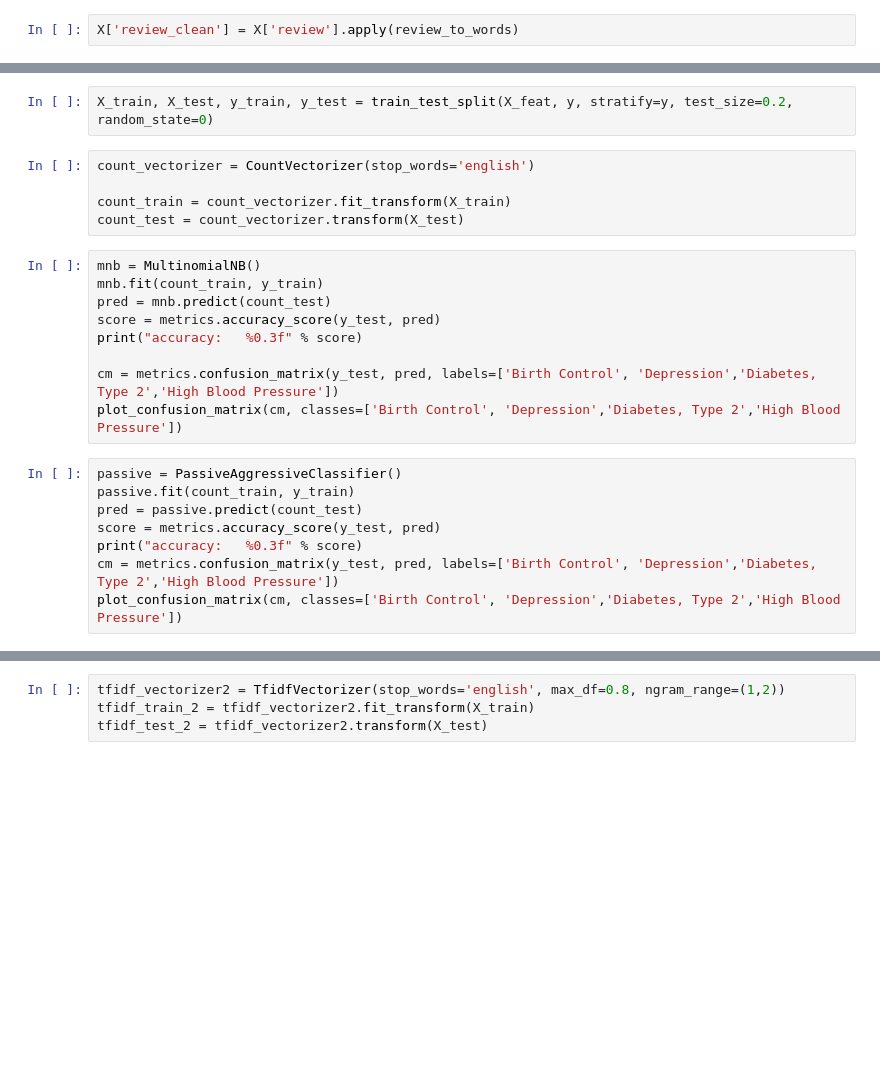
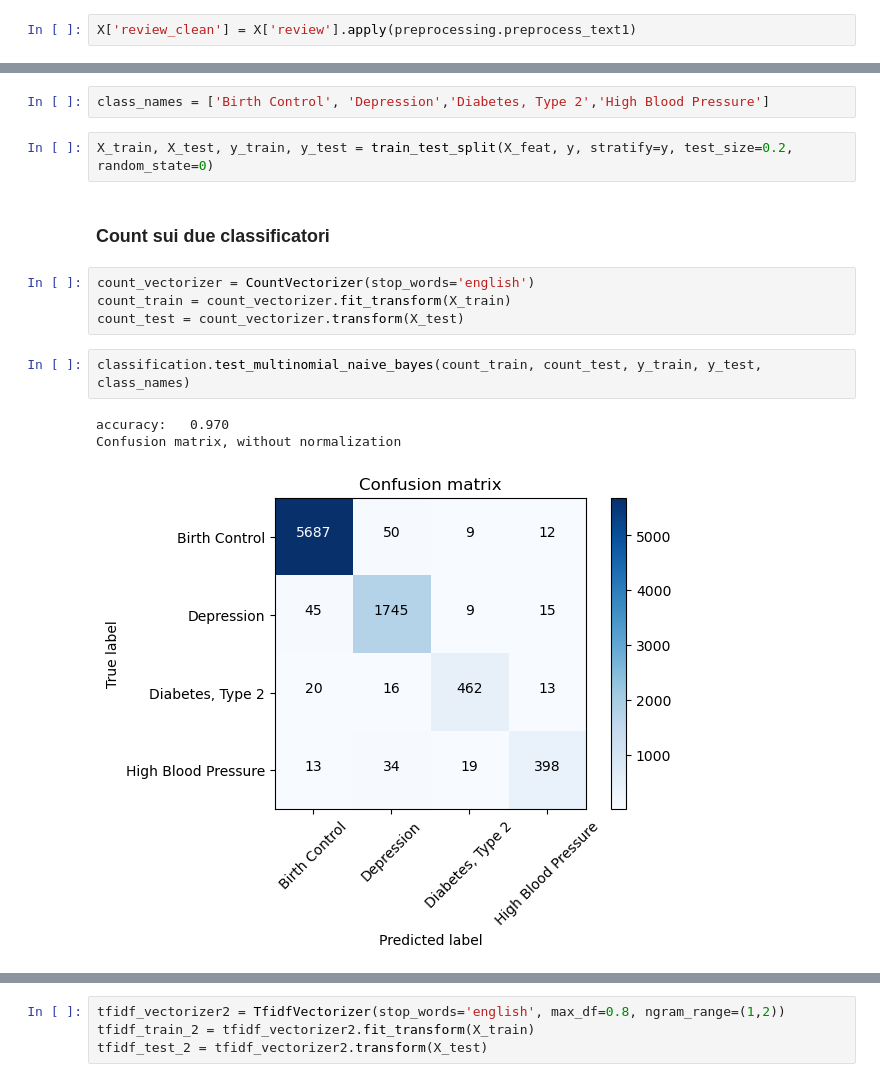
Before and after one commit to tkachenko0/McDonalds-FinderBot-for-Telegram, a Jupyter notebook: nlp_project.ipynb, the cells around one changed output, grey strips where cells are left out. Drawn from its saved outputs; the diff is of its cells as text; blank space fills up the shorter version.

```diff
--- a/nlp_project.ipynb
+++ b/nlp_project.ipynb
@@ -127,4 +104,4 @@ def review_to_words(raw_review):
 # %%
-X['review_clean'] = X['review'].apply(review_to_words)
+X['review_clean'] = X['review'].apply(preprocessing.preprocess_text1)
 # %%
 X.head()
@@ -134,24 +118,16 @@ y=X['condition']
+# %%
+class_names = ['Birth Control', 'Depression','Diabetes, Type 2','High Blood Pressure']
 # %%
 X_train, X_test, y_train, y_test = train_test_split(X_feat, y, stratify=y, test_size=0.2, random_state=0)
+# %% [markdown]
+### Count sui due classificatori
 # %%
 count_vectorizer = CountVectorizer(stop_words='english')
-
 count_train = count_vectorizer.fit_transform(X_train)
 count_test = count_vectorizer.transform(X_test)
-# %%
-mnb = MultinomialNB()
-mnb.fit(count_train, y_train)
-pred = mnb.predict(count_test)
-score = metrics.accuracy_score(y_test, pred)
-print("accuracy:   %0.3f" % score)
-
-cm = metrics.confusion_matrix(y_test, pred, labels=['Birth Control', 'Depression','Diabetes, Type 2','High Blood Pressure'])
-plot_confusion_matrix(cm, classes=['Birth Control', 'Depression','Diabetes, Type 2','High Blood Pressure'])
-# %%
-passive = PassiveAggressiveClassifier()
-passive.fit(count_train, y_train)
-pred = passive.predict(count_test)
-score = metrics.accuracy_score(y_test, pred)
-print("accuracy:   %0.3f" % score)
-cm = metrics.confusion_matrix(y_test, pred, labels=['Birth Control', 'Depression','Diabetes, Type 2','High Blood Pressure'])
-plot_confusion_matrix(cm, classes=['Birth Control', 'Depression','Diabetes, Type 2','High Blood Pressure'])
+# %%
+classification.test_multinomial_naive_bayes(count_train, count_test, y_train, y_test, class_names)
+# %% [output]
+accuracy:   0.970
+Confusion matrix, without normalization
+[figure, added]
```
Also changed, not shown: parts of 45 cells of this notebook, 8 other files.
